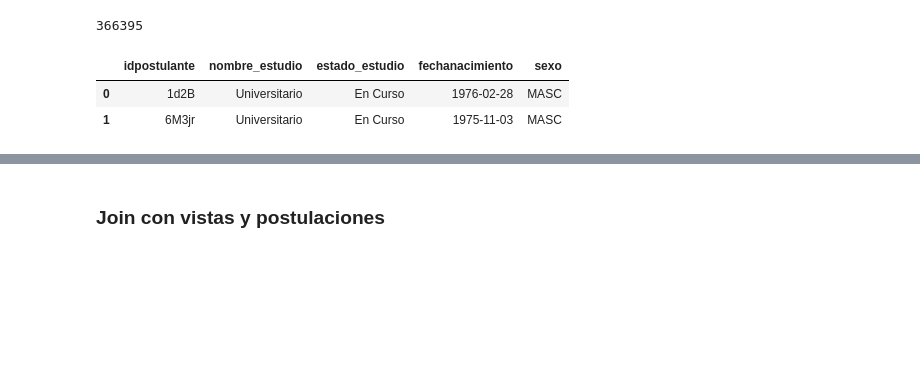
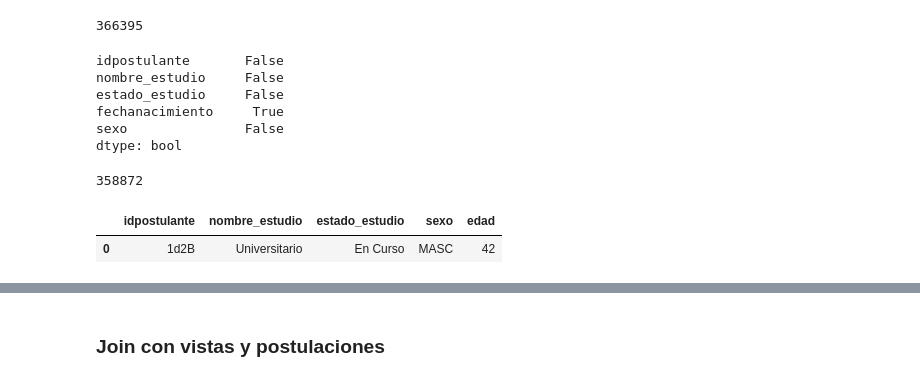
Before and after one commit to tbotalla/Datos1Q2018, a Jupyter notebook: parte2/Preprocessing.ipynb, the cells around one changed output, grey strips where cells are left out. Drawn from its saved outputs; the diff is of its cells as text; code cells hidden in the pictures; blank space fills up the shorter version.

```diff
--- a/parte2/Preprocessing.ipynb
+++ b/parte2/Preprocessing.ipynb
@@ -427,9 +436,34 @@ postulantes = pd.merge(postulantes_educacion_max, postulantes_genero_edad, on='i
 len(postulantes)
 # %% [output]
 366395
+# %%
+if(postulantes.isna().any().any()):
+    postulantes.dropna(inplace=True)
+# %%
+# Convierto columnas con fechas a datetime
+postulantes['fechanacimiento'] = pd.to_datetime(postulantes.fechanacimiento, format='%Y/%m/%d', errors='coerce')
+if(postulantes.isna().any().any()):
+    print(postulantes.isna().any())
+    postulantes.dropna(inplace=True)
+
+# Agrego columna edad
+anio_actual = pd.to_datetime('today').year
+postulantes['edad'] = postulantes.fechanacimiento.map(lambda fecha: anio_actual - fecha.year).astype(int)
+# %% [output]
+idpostulante       False
+nombre_estudio     False
+estado_estudio     False
+fechanacimiento     True
+sexo               False
+dtype: bool
+# %%
+postulantes.drop(columns=['fechanacimiento'], inplace=True)
+# %%
+len(postulantes)
+# %% [output]
+358872
 # %%
-postulantes.head(2)
+postulantes.head(1)
 # %% [output]
-|  | idpostulante | nombre_estudio | estado_estudio | fechanacimiento | sexo |
-| 0 | 1d2B | Universitario | En Curso | 1976-02-28 | MASC |
-| 1 | 6M3jr | Universitario | En Curso | 1975-11-03 | MASC |
+|  | idpostulante | nombre_estudio | estado_estudio | sexo | edad |
+| 0 | 1d2B | Universitario | En Curso | MASC | 42 |
```
Also changed, not shown: parts of 111 cells of this notebook.
